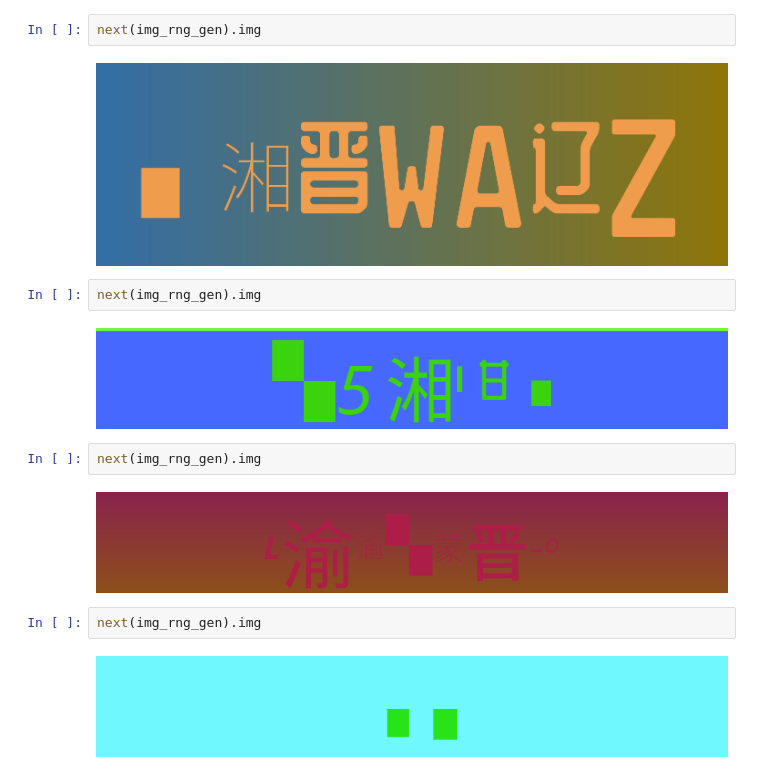
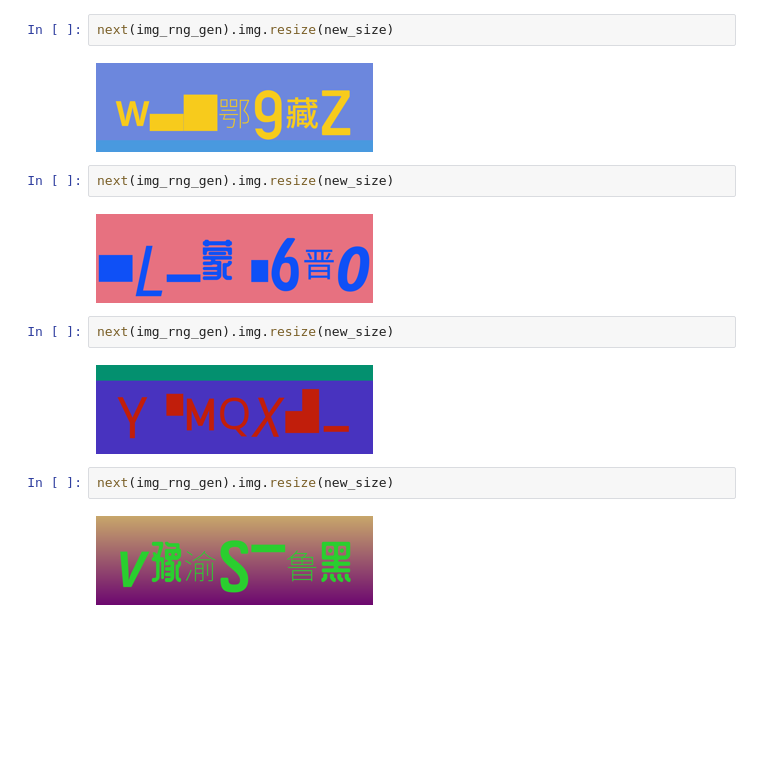
Before and after one commit to tsteffek/LicensePlateReconstructor, a Jupyter notebook: bin/TextImageGen.ipynb, the cells around one changed output. Drawn from its saved outputs; the diff is of its cells as text; blank space fills up the shorter version.

```diff
--- a/bin/TextImageGen.ipynb
+++ b/bin/TextImageGen.ipynb
@@ -22,16 +24,16 @@ img.resize(new_size)
 # %%
-next(img_rng_gen).img
+next(img_rng_gen).img.resize(new_size)
 # %% [output]
-[figure, old version]
+[figure, new version]
 # %%
-next(img_rng_gen).img
+next(img_rng_gen).img.resize(new_size)
 # %% [output]
-[figure, old version]
+[figure, new version]
 # %%
-next(img_rng_gen).img
+next(img_rng_gen).img.resize(new_size)
 # %% [output]
-[figure, old version]
+[figure, new version]
 # %%
-next(img_rng_gen).img
+next(img_rng_gen).img.resize(new_size)
 # %% [output]
-[figure, old version]
+[figure, new version]
```
Also changed, not shown: parts of 2 cells of this notebook, 8 other files.
